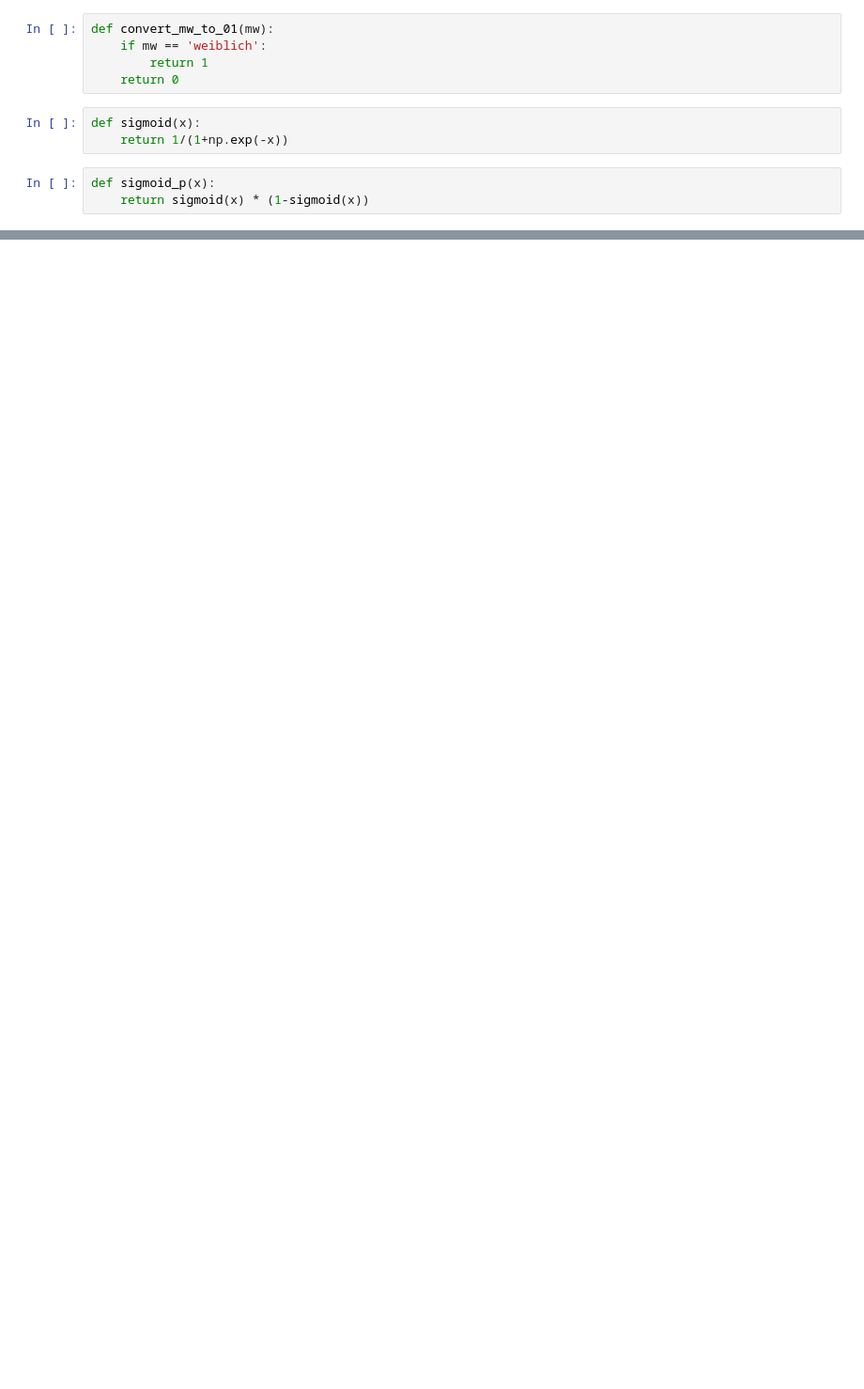
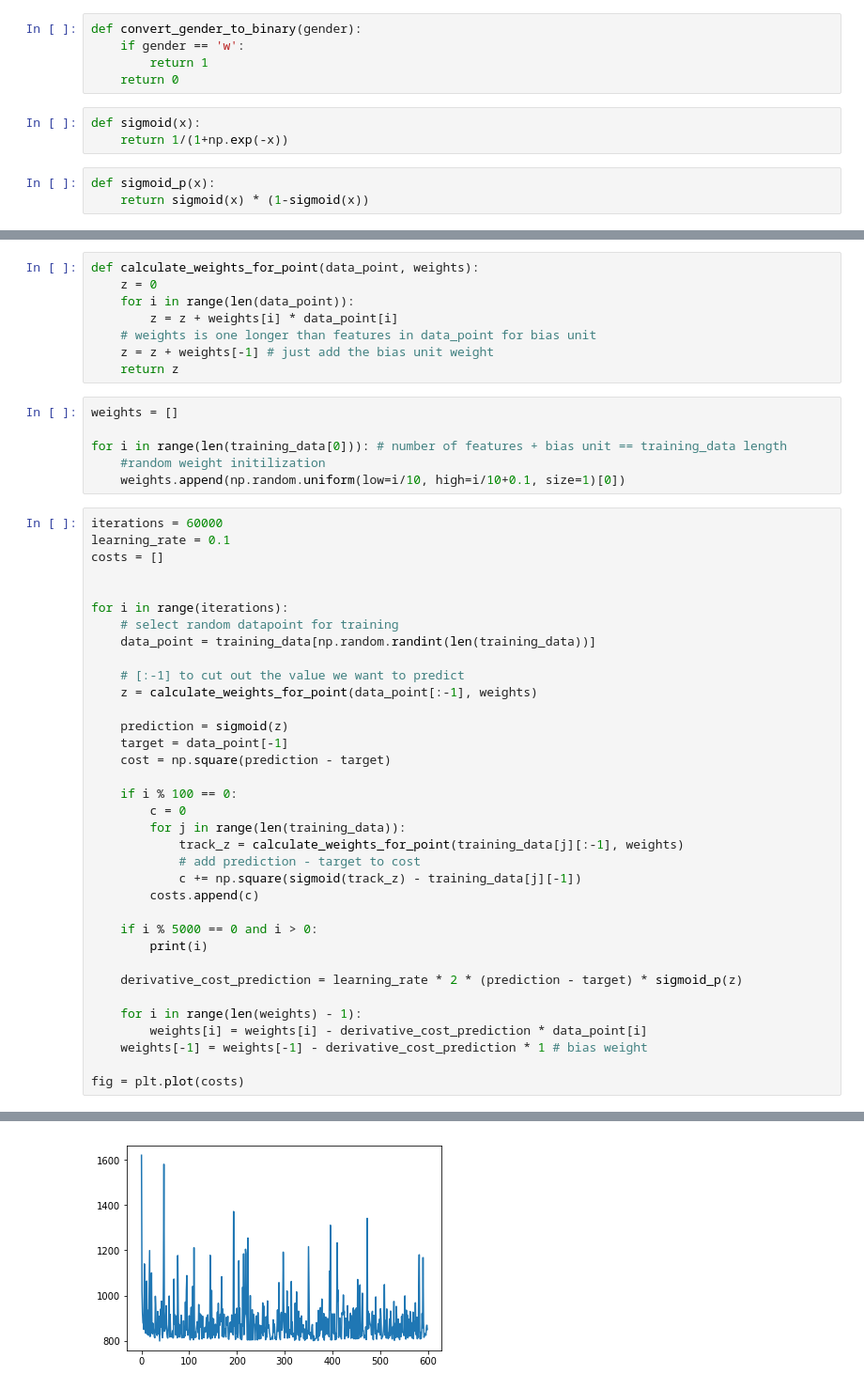
Before and after one commit to SebastianKapunkt/name-classifier, a Jupyter notebook: Name Classifier.ipynb, the cells around one changed output, grey strips where cells are left out. Shown at 94% size. Cells and saved outputs as stored; diff of their text form; blank space fills up the shorter version.

Commit message:
rewrite to generalize number of features

```diff
--- a/Name Classifier.ipynb
+++ b/Name Classifier.ipynb
@@ -69,8 +79,8 @@ def is_female(s):
         return 'r'
     return 'b'
 # %%
-def convert_mw_to_01(mw):
-    if mw == 'weiblich':
+def convert_gender_to_binary(gender):
+    if gender == 'w':
         return 1
     return 0
 # %%
@@ -200,0 +127,50 @@ print(prediction)
+# %%
+def calculate_weights_for_point(data_point, weights):
+    z = 0
+    for i in range(len(data_point)):
+        z = z + weights[i] * data_point[i]
+    # weights is one longer than features in data_point for bias unit
+    z = z + weights[-1] # just add the bias unit weight
+    return z
+# %%
+weights = []
+
+for i in range(len(training_data[0])): # number of features + bias unit == training_data length
+    #random weight initilization
+    weights.append(np.random.uniform(low=i/10, high=i/10+0.1, size=1)[0])
+# %%
+iterations = 60000
+learning_rate = 0.1
+costs = []
+
+
+for i in range(iterations):
+    # select random datapoint for training
+    data_point = training_data[np.random.randint(len(training_data))]
+
+    # [:-1] to cut out the value we want to predict
+    z = calculate_weights_for_point(data_point[:-1], weights)
+
+    prediction = sigmoid(z)
+    target = data_point[-1]
+    cost = np.square(prediction - target)
+
+    if i % 100 == 0:
+        c = 0
+        for j in range(len(training_data)):
+            track_z = calculate_weights_for_point(training_data[j][:-1], weights)
+            # add prediction - target to cost
+            c += np.square(sigmoid(track_z) - training_data[j][-1])
+        costs.append(c)
+
+    if i % 5000 == 0 and i > 0:
+        print(i)
+
+    derivative_cost_prediction = learning_rate * 2 * (prediction - target) * sigmoid_p(z)
+
+    for i in range(len(weights) - 1):
+        weights[i] = weights[i] - derivative_cost_prediction * data_point[i]
+    weights[-1] = weights[-1] - derivative_cost_prediction * 1 # bias weight
+
+fig = plt.plot(costs)
+# %% [output]
@@ -200,0 +188 @@ print(prediction)
+[figure, added]
```
Also changed, not shown: parts of 11 cells of this notebook, 1 other file.
